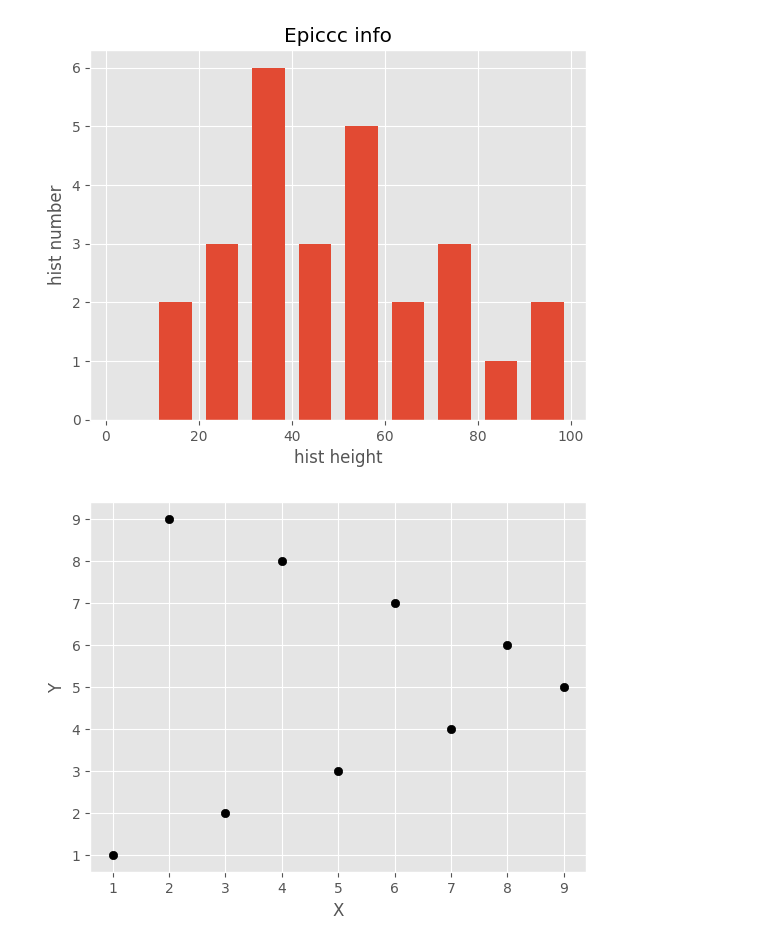
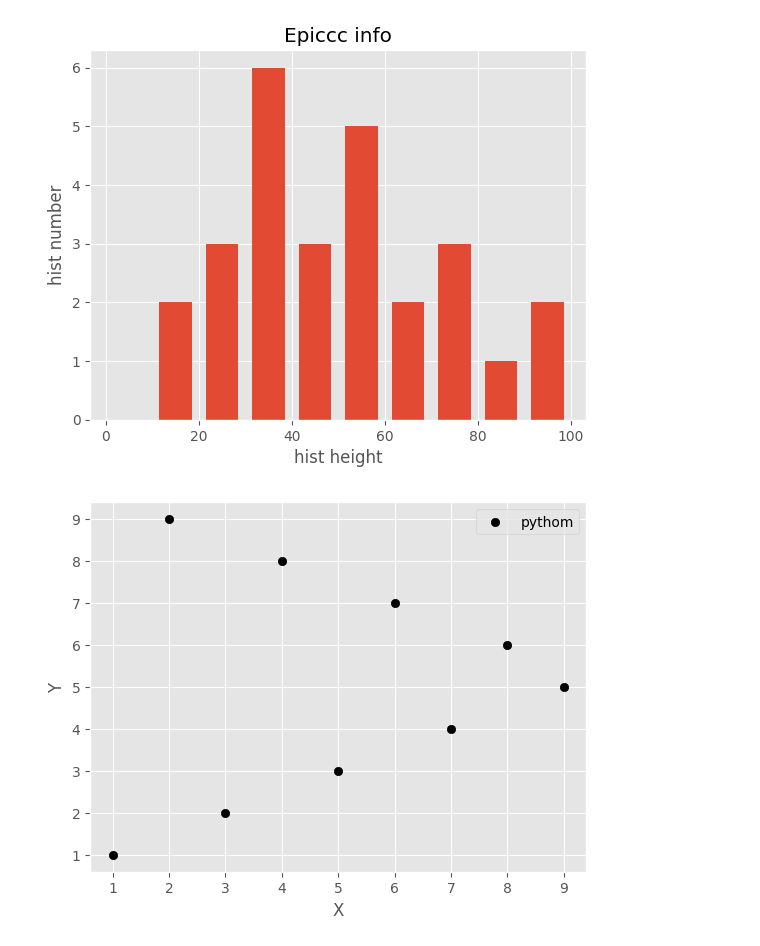
Before and after one commit to Hridayansh018/MatplotLib, a Jupyter notebook: tutorial.ipynb, the cells around one changed output. Saved outputs shown, nothing was run; the diff lists cells and outputs as text; code cells hidden in the pictures.

```diff
--- a/tutorial.ipynb
+++ b/tutorial.ipynb
@@ -71,9 +71,10 @@ plt.show()
 # %%
 x=[1,2,3,4,5,6,7,8,9]
 y=[1,9,2,8,3,7,4,6,5]
 plt.scatter(x,y,label='pythom',color='k')
 plt.xlabel('X')
 plt.ylabel('Y')
+plt.legend()
 plt.show()
 # %% [output]
-[figure, old version]
+[figure, new version]
```
Also changed, not shown: parts of 2 cells of this notebook.
